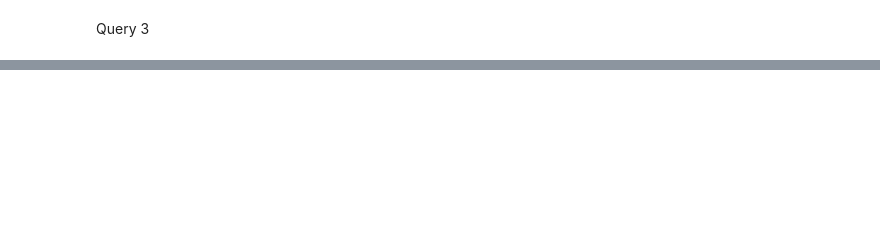
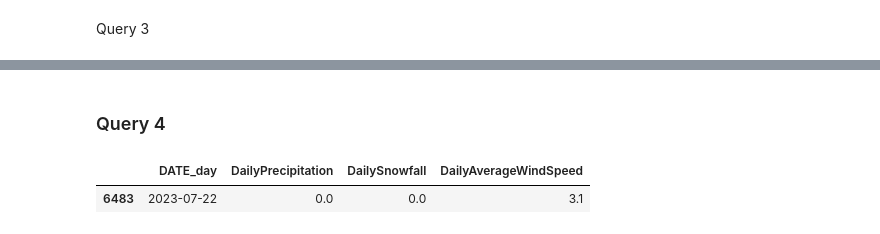
Before and after one commit to SUPERCUT1018/4501-project, a Jupyter notebook: project_group21.ipynb, the cells around one changed output, grey strips where cells are left out. Saved outputs shown, nothing was run; the diff lists cells and outputs as text; code cells hidden in the pictures; blank space fills up the shorter version.

```diff
--- a/project_group21.ipynb
+++ b/project_group21.ipynb
@@ -833,2 +992,4 @@ results3_df
 # %%
 write_query_to_file(QUERY_3, QUERY_3_FILENAME)
+# %% [markdown]
+### Query 4
@@ -834,0 +1057,5 @@ write_query_to_file(QUERY_3, QUERY_3_FILENAME)
+# %%
+daily_weather_data[daily_weather_data['DATE_day'] == '2023-07-22']
+# %% [output]
+|  | DATE_day | DailyPrecipitation | DailySnowfall | DailyAverageWindSpeed |
+| 6483 | 2023-07-22 | 0.0 | 0.0 | 3.1 |
```
Also changed, not shown: parts of 28 cells of this notebook, 7 other files.
